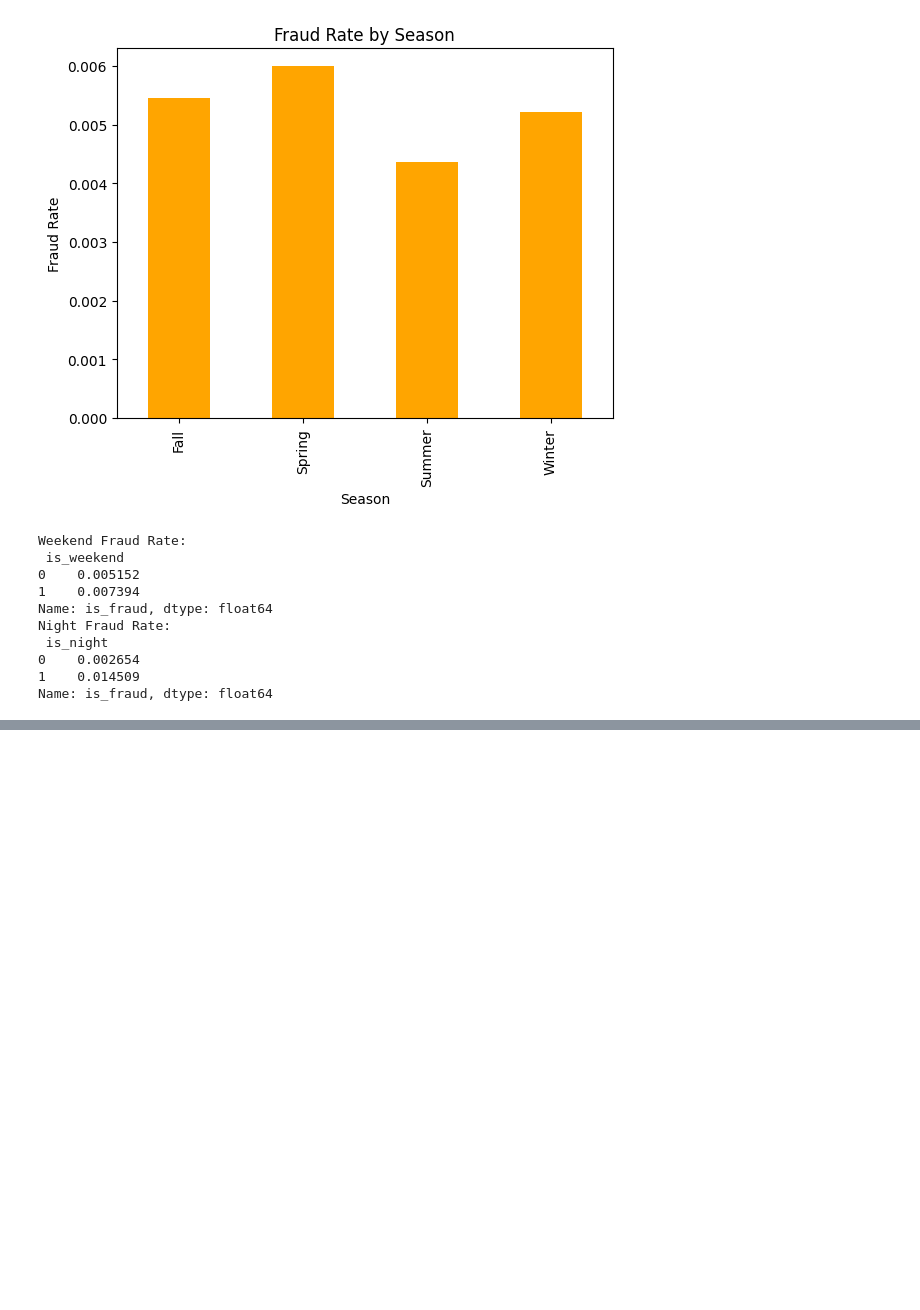
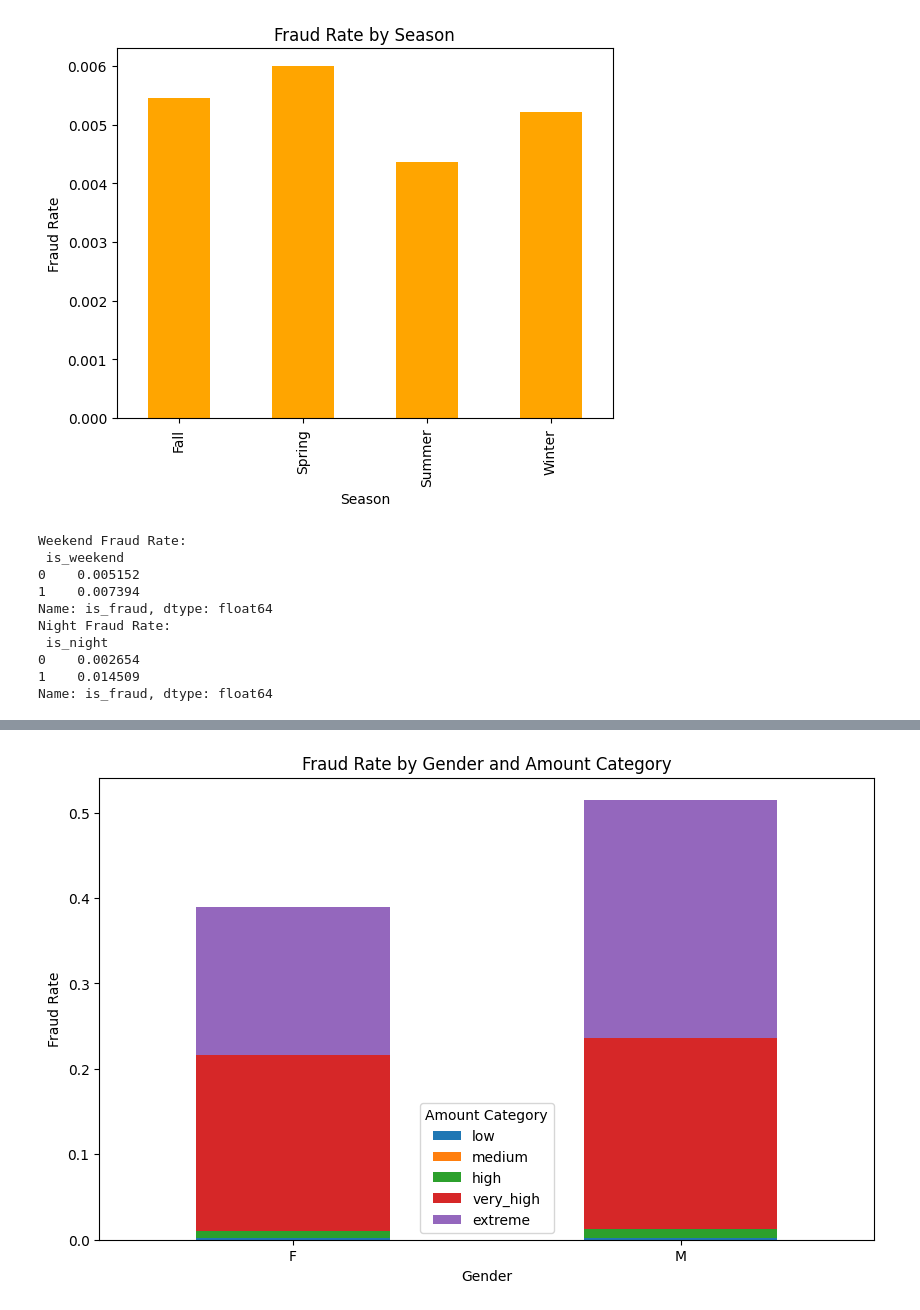
Before and after one commit to kmissmer/CreditCardFinalProject, a Jupyter notebook: final.ipynb, the cells around one changed output, grey strips where cells are left out. Drawn from its saved outputs; the diff is of its cells as text; code cells hidden in the pictures; blank space fills up the shorter version.

```diff
--- a/final.ipynb
+++ b/final.ipynb
@@ -685,0 +706,15 @@ Name: is_fraud, dtype: float64
+# %%
+# Fraud rate by gender and amount category
+train['amt_category'] = pd.cut(train['amt'], bins=[0, 50, 100, 500, 1000, float('inf')], labels=['low', 'medium', 'high', 'very_high', 'extreme'])
+fraud_gender_amt = train.groupby(['gender', 'amt_category'])['is_fraud'].mean().unstack()
+
+# Visualize
+fraud_gender_amt.plot(kind='bar', figsize=(10, 6), stacked=True)
+plt.title('Fraud Rate by Gender and Amount Category')
+plt.xlabel('Gender')
+plt.ylabel('Fraud Rate')
+plt.xticks(rotation=0)
+plt.legend(title='Amount Category')
+plt.show()
+# %% [output]
+[figure, added]
```
Also changed, not shown: parts of 8 cells of this notebook.
